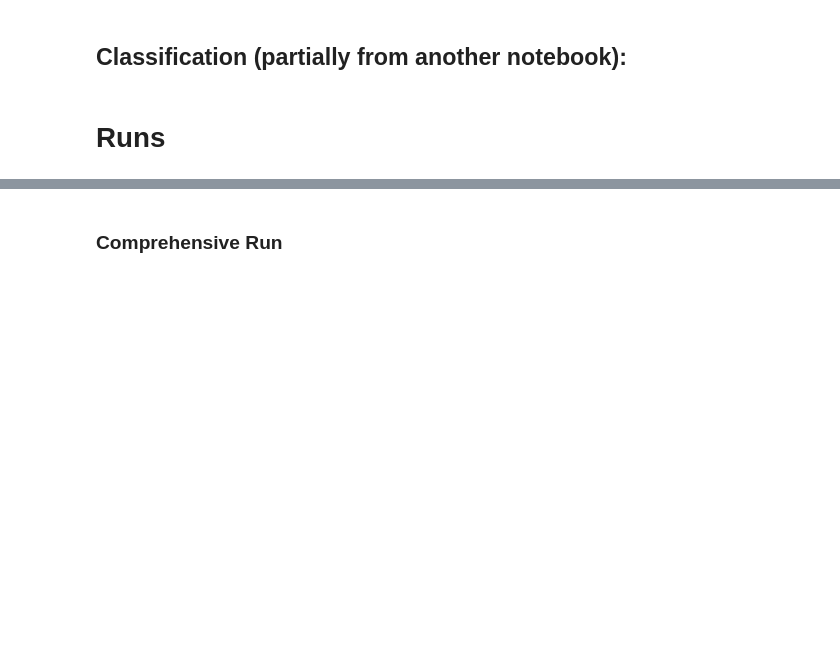
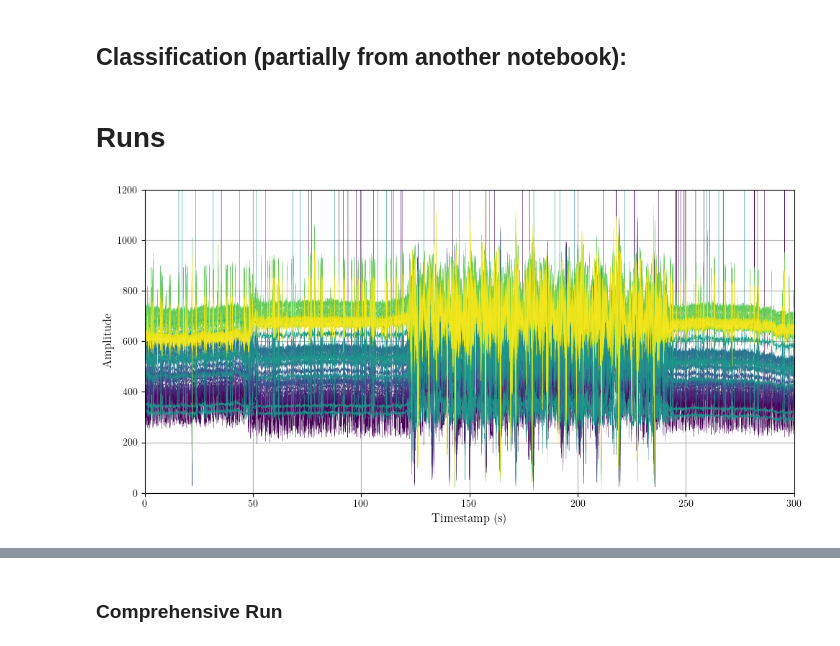
Before and after one commit to PolCeru/CSI-Compression, a Jupyter notebook: presence/NO_VAE/Standard/PCA_compression_presence.ipynb, the cells around one changed output, grey strips where cells are left out. Drawn from its saved outputs; the diff is of its cells as text; code cells hidden in the pictures; blank space fills up the shorter version.

Commit message:
fixes and graphs extraction

```diff
--- a/presence/NO_VAE/Standard/PCA_compression_presence.ipynb
+++ b/presence/NO_VAE/Standard/PCA_compression_presence.ipynb
@@ -600,3 +600,48 @@ def apply_classification(reconstructed_filtered):
     return reconstructed_featured, auc_value
 # %% [markdown]
 # Runs
+# %%
+import matplotlib.pyplot as plt
+import pandas as pd
+import numpy as np
+import matplotlib.cm as cm
+
+plt.rcParams.update({
+    "text.usetex": True,  # Use LaTeX for text rendering
+    "font.family": "serif",  # Use a serif font like LaTeX
+    "axes.labelsize": 12,  # Axis label font size
+    "axes.titlesize": 12,  # Title font size
+})
+
+# Load data
+data = pd.read_csv('../../datasets/presence.csv')
+data = data[(data['Timestamp'] >= 0) & (data['Timestamp'] <= 300)]
+
+
+interestedIndexes = list(range(-28,0)) + list(range(1,29)) #non null columns in the dataset
+columns = [f'Ampl{i}' for i in interestedIndexes]
+
+plt.figure(figsize=(10, 5))
+
+# Use colormap
+cmap = cm.get_cmap('viridis', len(columns))
+
+for i, col in enumerate(columns):
+    if col not in data.columns:
+        print(f"Column {col} not found in the data")
+        break
+
+    plt.plot(data['Timestamp'], data[col], linewidth=0.2, color=cmap(i / len(columns)))  # Normalize color index
+
+plt.ylim(0, 1200)
+plt.xlim(0, 300)
+
+# Add plot details
+plt.xlabel('Timestamp (s)')
+plt.ylabel('Amplitude')
+plt.grid()
+plt.tight_layout()
+plt.savefig(os.path.join('results_graphs', 'amplitude_pre.png'), dpi=300)
+plt.show()
+# %% [output]
+[figure, added]
```
Also changed, not shown: parts of 1 cell of this notebook, 1 other file.
